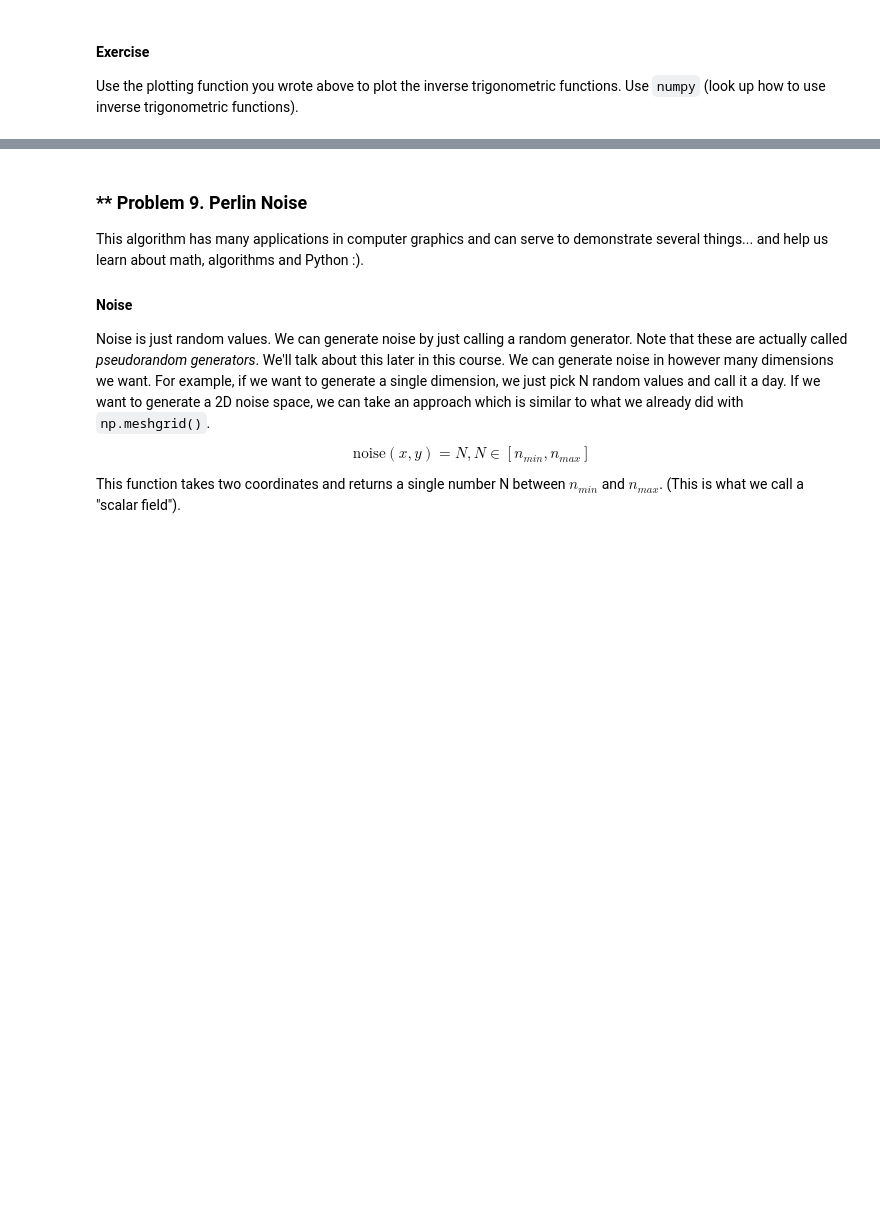
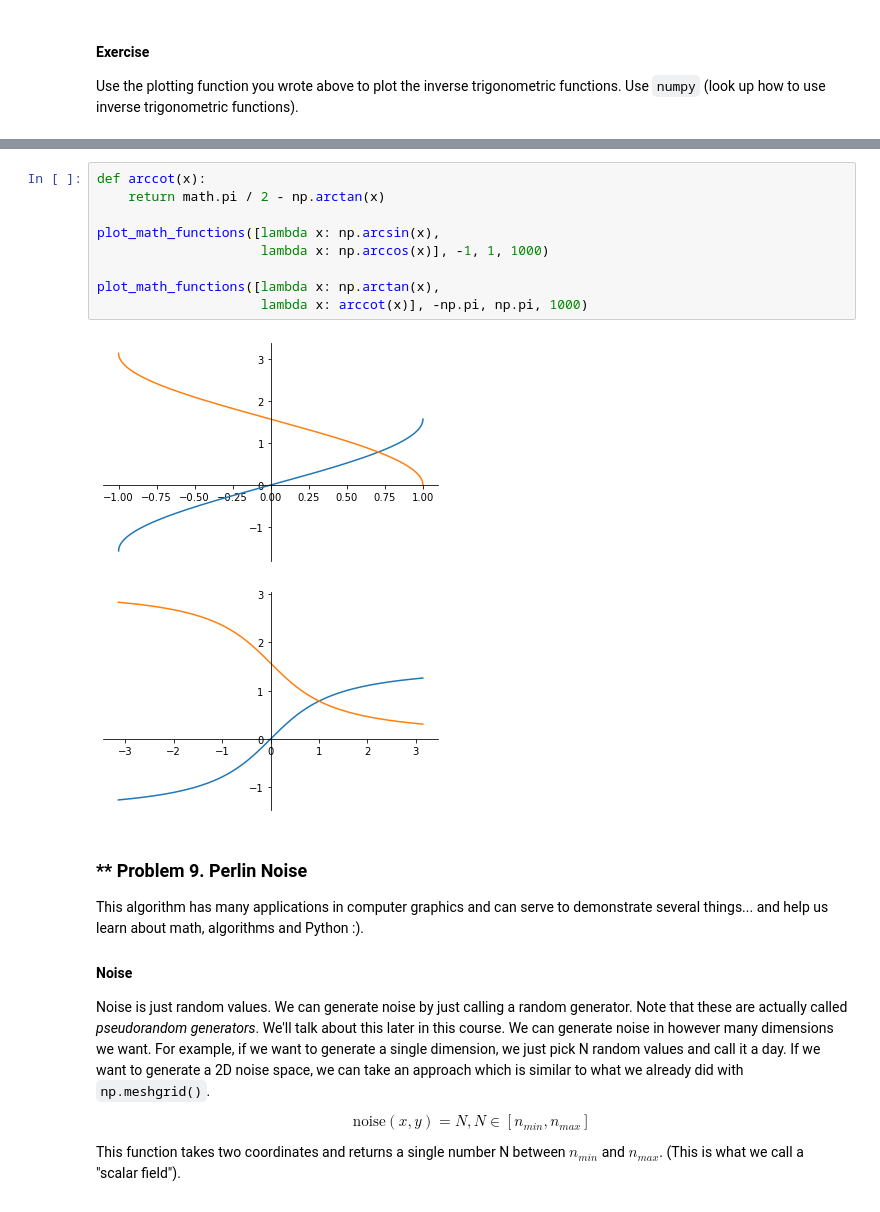
Before and after one commit to atkuzmanov/softuni-ai-mathconceptsfordevs-2021, a Jupyter notebook: 4-high-school-maths-exercise-2021-02-09/02-High-School-Maths-Exercise-homework-2/High-School Maths Exercise.ipynb, the cells around one changed output, grey strips where cells are left out. Drawn from its saved outputs; the diff is of its cells as text; blank space fills up the shorter version.

```diff
--- a/4-high-school-maths-exercise-2021-02-09/02-High-School-Maths-Exercise-homework-2/High-School Maths Exercise.ipynb
+++ b/4-high-school-maths-exercise-2021-02-09/02-High-School-Maths-Exercise-homework-2/High-School Maths Exercise.ipynb
@@ -695,3 +703,15 @@ Use the plotting function you wrote above to plot the inverse trigonometric func
+# %%
+def arccot(x):
+    return math.pi / 2 - np.arctan(x)
+
+plot_math_functions([lambda x: np.arcsin(x),
+                     lambda x: np.arccos(x)], -1, 1, 1000)
+
+plot_math_functions([lambda x: np.arctan(x),
+                     lambda x: arccot(x)], -np.pi, np.pi, 1000)
+# %% [output]
+[figure, added]
+[figure, added]
 # %% [markdown]
 ### ** Problem 9. Perlin Noise
 This algorithm has many applications in computer graphics and can serve to demonstrate several things... and help us learn about math, algorithms and Python :).
```
Also changed, not shown: parts of 4 cells of this notebook, 1 other file.
